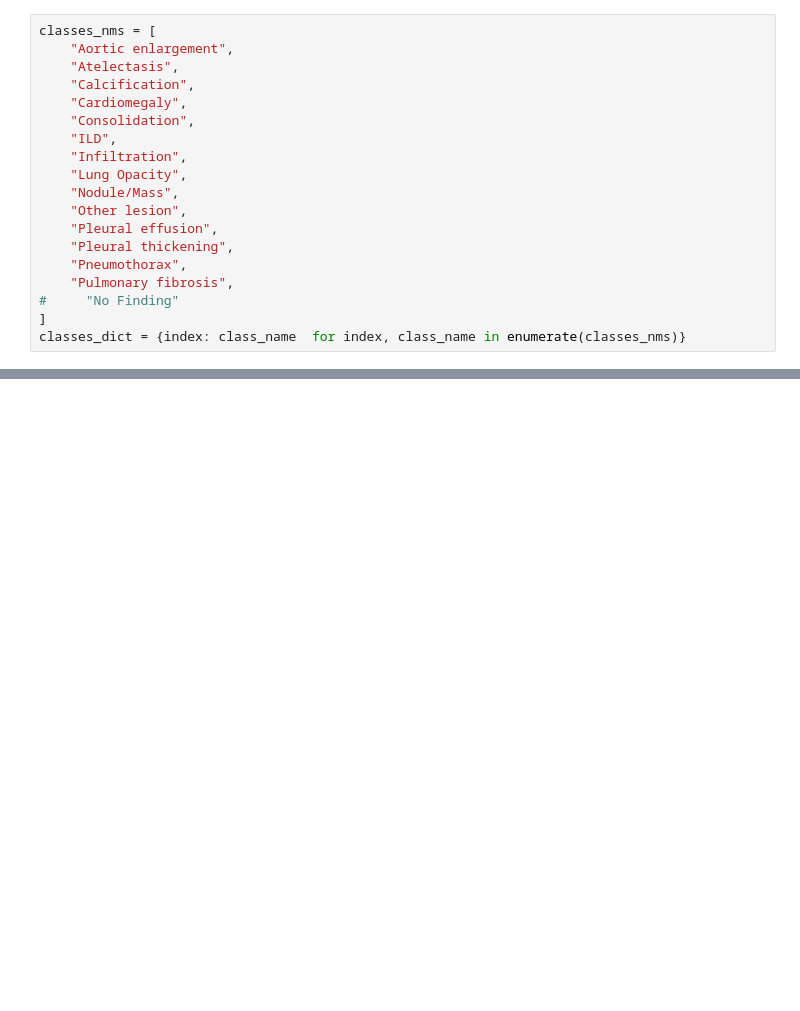
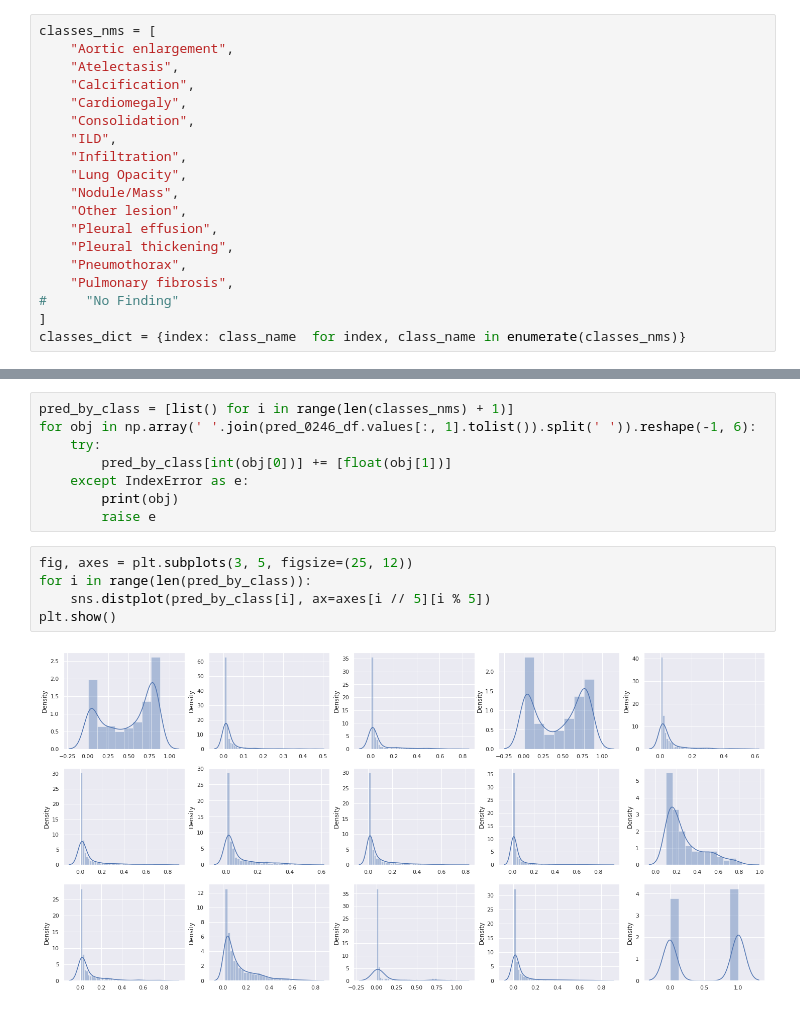
Before and after one commit to yamaguchi-milkcocholate/JaneStreet, a Jupyter notebook: src/VinBigData-ObjectDetection/detectron2_inference.ipynb, the cells around one changed output, grey strips where cells are left out. Drawn from its saved outputs; the diff is of its cells as text; blank space fills up the shorter version.

```diff
--- a/src/VinBigData-ObjectDetection/detectron2_inference.ipynb
+++ b/src/VinBigData-ObjectDetection/detectron2_inference.ipynb
@@ -389,0 +614,15 @@ plt.show()
+# %%
+pred_by_class = [list() for i in range(len(classes_nms) + 1)]
+for obj in np.array(' '.join(pred_0246_df.values[:, 1].tolist()).split(' ')).reshape(-1, 6):
+    try:
+        pred_by_class[int(obj[0])] += [float(obj[1])]
+    except IndexError as e:
+        print(obj)
+        raise e
+# %%
+fig, axes = plt.subplots(3, 5, figsize=(25, 12))
+for i in range(len(pred_by_class)):
+    sns.distplot(pred_by_class[i], ax=axes[i // 5][i % 5])
+plt.show()
+# %% [output]
+[figure, added]
```
Also changed, not shown: parts of 33 cells of this notebook, 3 other files.
